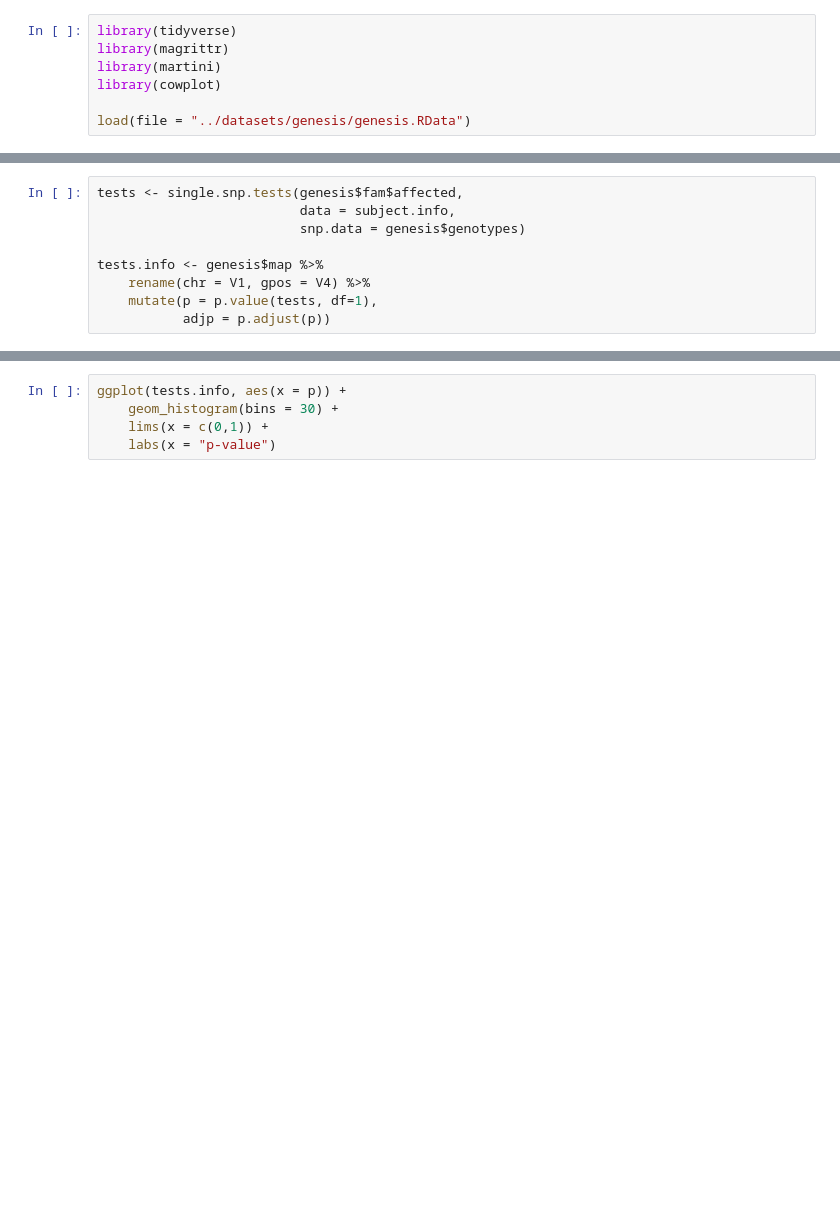
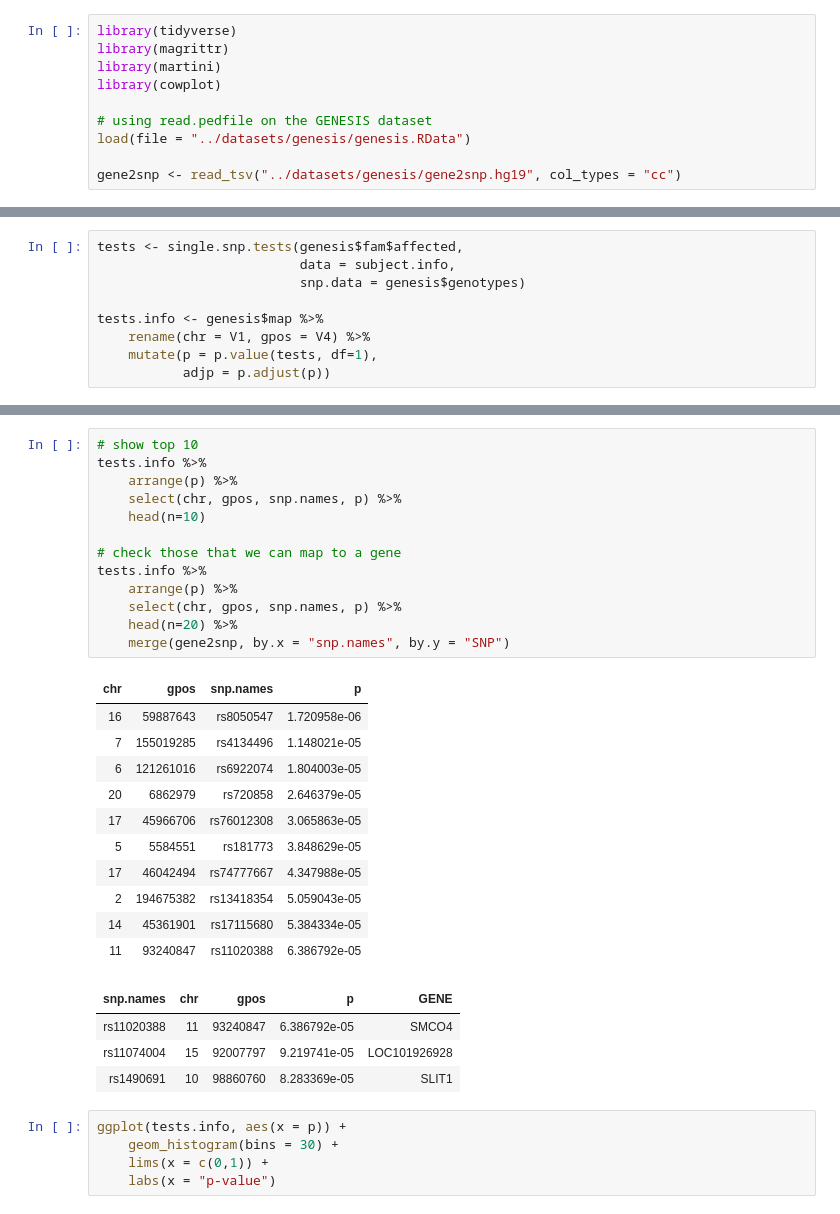
Before and after one commit to hclimente/genewa, a Jupyter notebook: logbook/genesis_exploration_1.ipynb, the cells around one changed output, grey strips where cells are left out. Cells and saved outputs as stored; diff of their text form; blank space fills up the shorter version.

```diff
--- a/logbook/genesis_exploration_1.ipynb
+++ b/logbook/genesis_exploration_1.ipynb
@@ -4,7 +4,10 @@ library(magrittr)
 library(martini)
 library(cowplot)
 
+# using read.pedfile on the GENESIS dataset
 load(file = "../datasets/genesis/genesis.RData")
+
+gene2snp <- read_tsv("../datasets/genesis/gene2snp.hg19", col_types = "cc")
 # %% [output]
 Loading tidyverse: ggplot2
 Loading tidyverse: tibble
@@ -86,3 +89,32 @@ ggplot(tests.info, aes(x = gpos, y = -log10(p), color = chr)) +
+# %%
+# show top 10
+tests.info %>%
+    arrange(p) %>%
+    select(chr, gpos, snp.names, p) %>%
+    head(n=10)
+
+# check those that we can map to a gene
+tests.info %>%
+    arrange(p) %>%
+    select(chr, gpos, snp.names, p) %>%
+    head(n=20) %>%
+    merge(gene2snp, by.x = "snp.names", by.y = "SNP")
+# %% [output]
+| chr | gpos | snp.names | p |
+| 16 | 59887643 | rs8050547 | 1.720958e-06 |
+| 7 | 155019285 | rs4134496 | 1.148021e-05 |
+| 6 | 121261016 | rs6922074 | 1.804003e-05 |
+| 20 | 6862979 | rs720858 | 2.646379e-05 |
+| 17 | 45966706 | rs76012308 | 3.065863e-05 |
+| 5 | 5584551 | rs181773 | 3.848629e-05 |
+| 17 | 46042494 | rs74777667 | 4.347988e-05 |
+| 2 | 194675382 | rs13418354 | 5.059043e-05 |
+| 14 | 45361901 | rs17115680 | 5.384334e-05 |
+| 11 | 93240847 | rs11020388 | 6.386792e-05 |
+| snp.names | chr | gpos | p | GENE |
+| rs11020388 | 11 | 93240847 | 6.386792e-05 | SMCO4 |
+| rs11074004 | 15 | 92007797 | 9.219741e-05 | LOC101926928 |
+| rs1490691 | 10 | 98860760 | 8.283369e-05 | SLIT1 |
 # %%
 ggplot(tests.info, aes(x = p)) +
     geom_histogram(bins = 30) +
```
Also changed, not shown: parts of 6 cells of this notebook, 2 other files.
